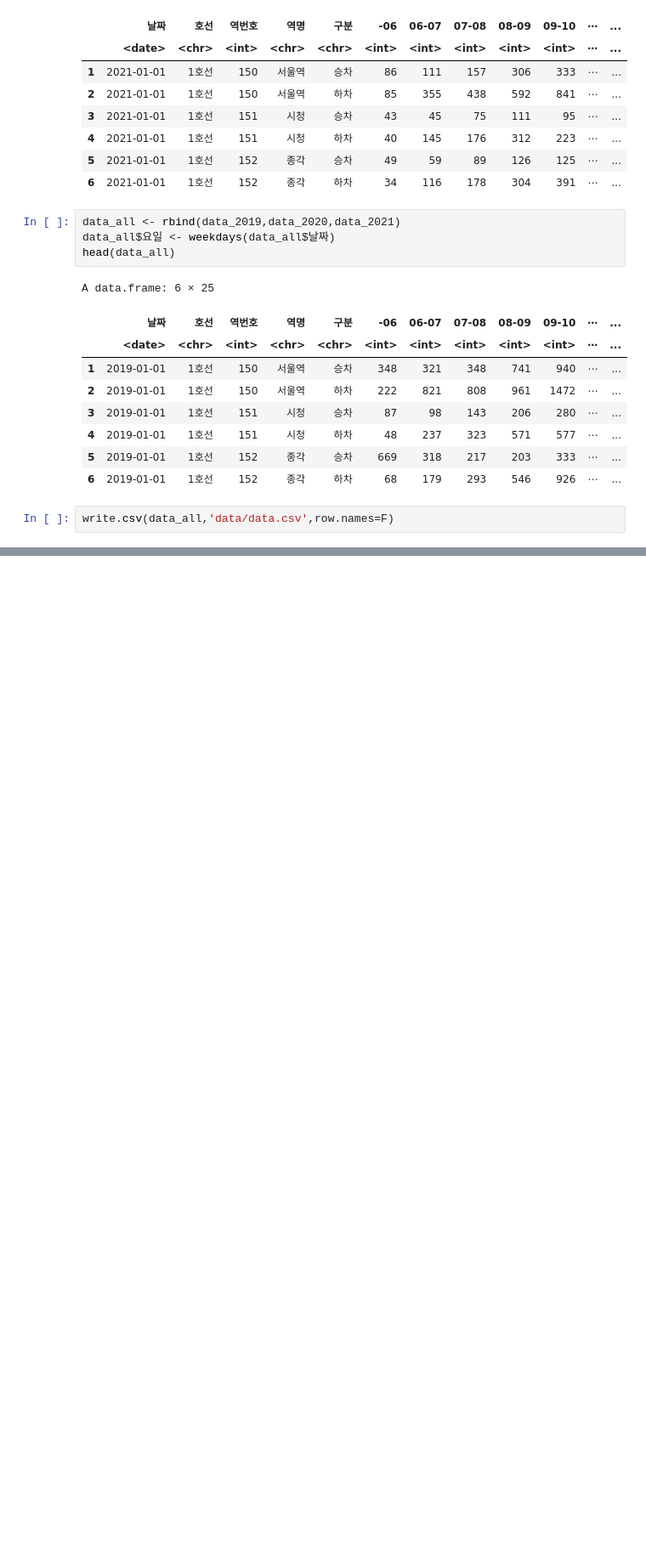
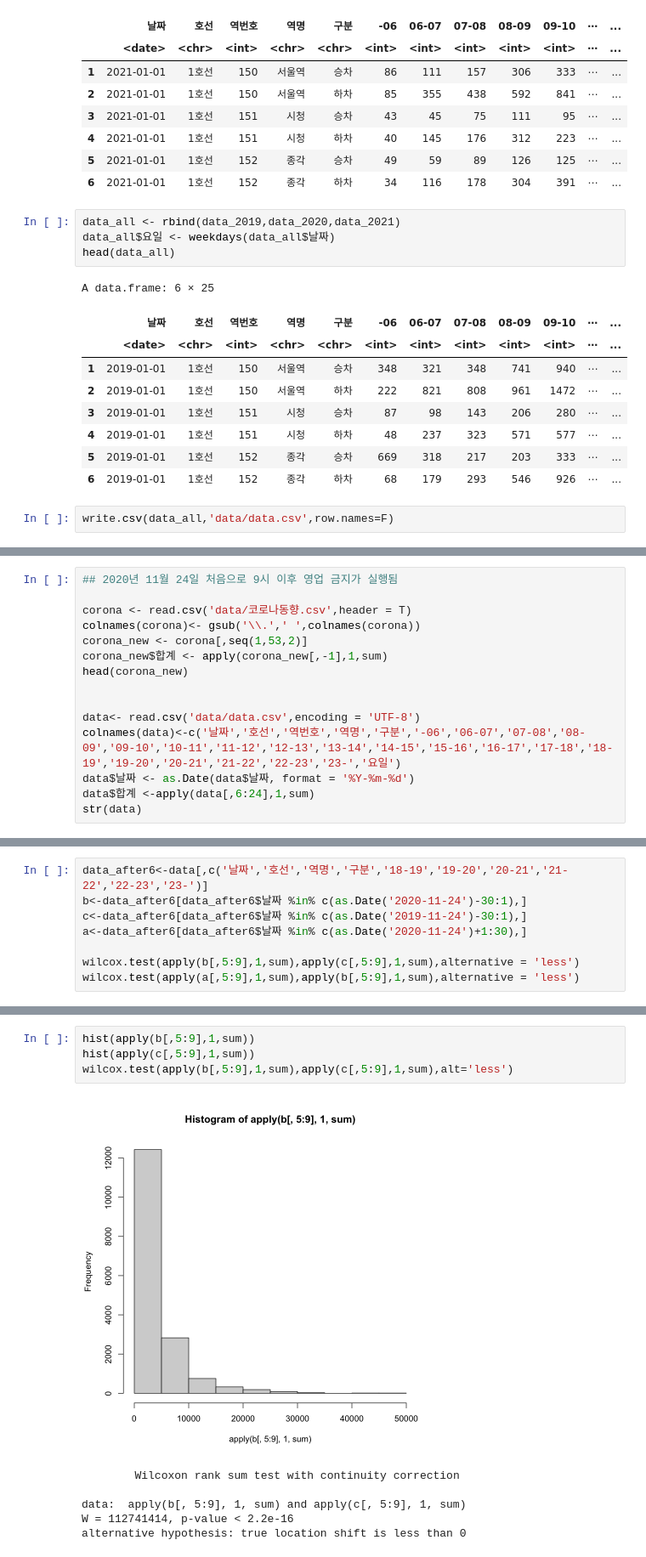
Before and after one commit to tommylee8939/TIL, a Jupyter notebook: R-project/project.ipynb, the cells around one changed output, grey strips where cells are left out. Shown at 85% size. Cells and saved outputs as stored; diff of their text form; blank space fills up the shorter version.

```diff
--- a/R-project/project.ipynb
+++ b/R-project/project.ipynb
@@ -172,0 +146,15 @@ Warning message in grid.Call.graphics(C_text, as.graphicsAnnot(x$label), x$x, x$
+# %%
+## 2020년 11월 24일 처음으로 9시 이후 영업 금지가 실행됨
+
+corona <- read.csv('data/코로나동향.csv',header = T)
+colnames(corona)<- gsub('\\.',' ',colnames(corona))
+corona_new <- corona[,seq(1,53,2)]
+corona_new$합계 <- apply(corona_new[,-1],1,sum)
+head(corona_new)
+
+
+data<- read.csv('data/data.csv',encoding = 'UTF-8')
+colnames(data)<-c('날짜','호선','역번호','역명','구분','-06','06-07','07-08','08-09','09-10','10-11','11-12','12-13','13-14','14-15','15-16','16-17','17-18','18-19','19-20','20-21','21-22','22-23','23-','요일')
+data$날짜 <- as.Date(data$날짜, format = '%Y-%m-%d')
+data$합계 <-apply(data[,6:24],1,sum)
+str(data)
@@ -172,0 +188,8 @@ Warning message in grid.Call.graphics(C_text, as.graphicsAnnot(x$label), x$x, x$
+# %%
+data_after6<-data[,c('날짜','호선','역명','구분','18-19','19-20','20-21','21-22','22-23','23-')]
+b<-data_after6[data_after6$날짜 %in% c(as.Date('2020-11-24')-30:1),]
+c<-data_after6[data_after6$날짜 %in% c(as.Date('2019-11-24')-30:1),]
+a<-data_after6[data_after6$날짜 %in% c(as.Date('2020-11-24')+1:30),]
+
+wilcox.test(apply(b[,5:9],1,sum),apply(c[,5:9],1,sum),alternative = 'less')
+wilcox.test(apply(a[,5:9],1,sum),apply(b[,5:9],1,sum),alternative = 'less')
@@ -172,0 +207,11 @@ Warning message in grid.Call.graphics(C_text, as.graphicsAnnot(x$label), x$x, x$
+# %%
+hist(apply(b[,5:9],1,sum))
+hist(apply(c[,5:9],1,sum))
+wilcox.test(apply(b[,5:9],1,sum),apply(c[,5:9],1,sum),alt='less')
+# %% [output]
+[figure, added]
+        Wilcoxon rank sum test with continuity correction
+
+data:  apply(b[, 5:9], 1, sum) and apply(c[, 5:9], 1, sum)
+W = 112741414, p-value < 2.2e-16
+alternative hypothesis: true location shift is less than 0
```
Also changed, not shown: parts of 9 cells of this notebook.
